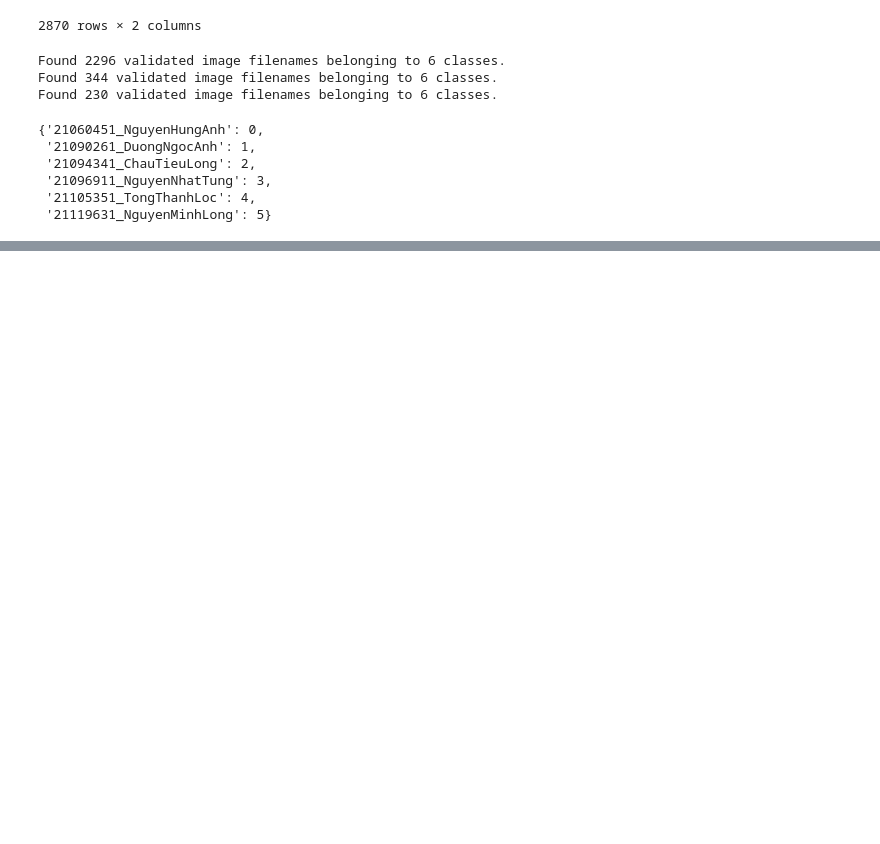
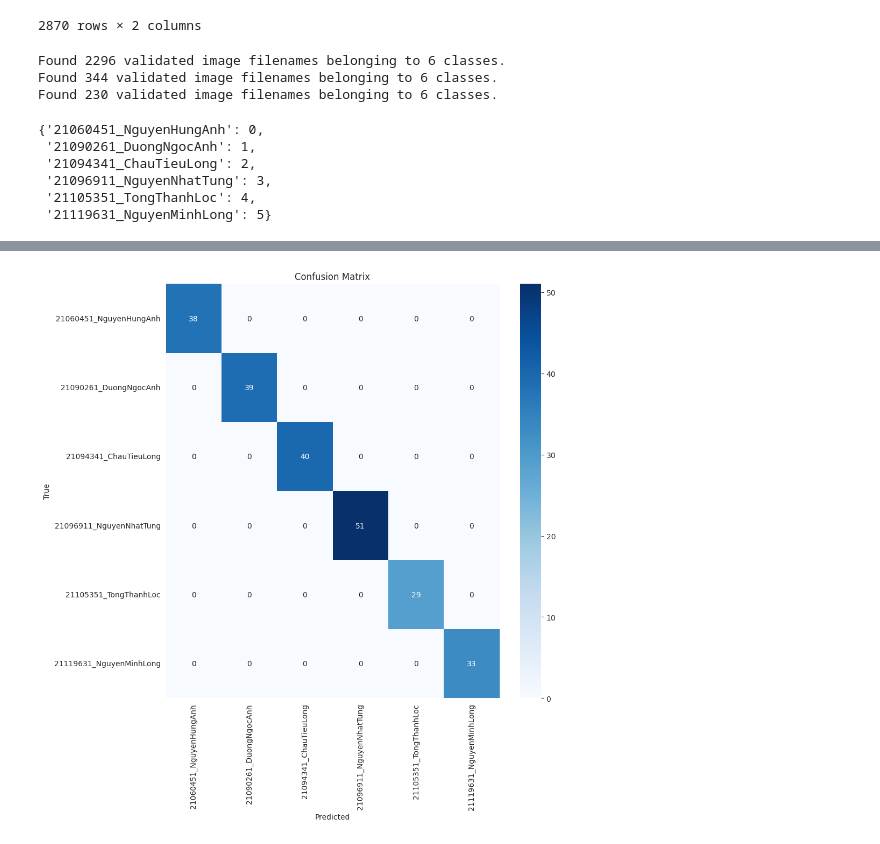
Before and after one commit to Hung000anh/Smart-Attendance-AI, a Jupyter notebook: notebook/build_model_restnet50v2.ipynb, the cells around one changed output, grey strips where cells are left out. Drawn from its saved outputs; the diff is of its cells as text; code cells hidden in the pictures; blank space fills up the shorter version.

```diff
--- a/notebook/build_model_restnet50v2.ipynb
+++ b/notebook/build_model_restnet50v2.ipynb
@@ -142,13 +147,10 @@ Class Weights Dictionary: {0: 0.9333333333333333, 1: 0.9786871270247229, 2: 0.94
 # %%
-from tensorflow.keras.applications import ResNet50V2
-
-ResNet50V2 = tf.keras.applications.ResNet50V2(input_shape=(128,128,3),
+ResNet50V2 = tf.keras.applications.ResNet50V2(input_shape=(224,224,3),
                                                include_top= False,
                                                weights='imagenet'
                                                )
 
 # Freezing all layers except last 50
-
 ResNet50V2.trainable = True
 
 for layer in ResNet50V2.layers[:-50]:
@@ -160,11 +162,11 @@ def Create_ResNet50V2_Model():
                       ResNet50V2,
                       Dropout(0.25),
                       BatchNormalization(),
-                      Flatten(),
+                      GlobalAveragePooling2D(),
                       Dense(64, activation='relu'),
                       BatchNormalization(),
                       Dropout(0.5),
-                      Dense(31,activation='softmax')
+                      Dense(6,activation='softmax')
                     ])
     return model
 
@@ -197,7 +197,7 @@ Model: "sequential"
 # %%
-os.makedirs('model_checkpoint', exist_ok=True)
-cnn_path='../model'
-name = 'ResNet50V2_model.keras'
+os.makedirs('/content/drive/MyDrive/Colab Notebooks/computer_vision/Smart-Attendance-AI/models', exist_ok=True)
+cnn_path='/content/drive/MyDrive/Colab Notebooks/computer_vision/Smart-Attendance-AI/models'
+name = 'ResNet50V2_model_t2.keras'
 chk_path = os.path.join(cnn_path, name)
 chk_path
 # %% [output]
@@ -223,6 +223,6 @@ model.compile(optimizer='adam', loss='categorical_crossentropy', metrics=['accur
 history = model.fit(
     train_gen,
     epochs=20,
-    validation_data=test_gen,
+    validation_data=valid_gen,
     class_weight=class_weights_dict,
     callbacks=callbacks)
@@ -257,9 +275,10 @@ assert len(true_classes) == len(predicted_classes), "Mismatch in the number of s
 cm = confusion_matrix(true_classes, predicted_classes)
 
 # Plotting with seaborn
-plt.figure(figsize=(15, 12))
+plt.figure(figsize=(10, 10))
 sns.heatmap(cm, annot=True, fmt='d', cmap='Blues', xticklabels=test_gen.class_indices.keys(), yticklabels=test_gen.class_indices.keys())
 plt.xlabel('Predicted')
 plt.ylabel('True')
 plt.title('Confusion Matrix')
 plt.show()
+# %% [output]
@@ -266,3 +286,4 @@ plt.show()
+[figure, added]
 # %%
 class_labels = list(test_gen.class_indices.keys())
 
```
Also changed, not shown: parts of 20 cells of this notebook.
